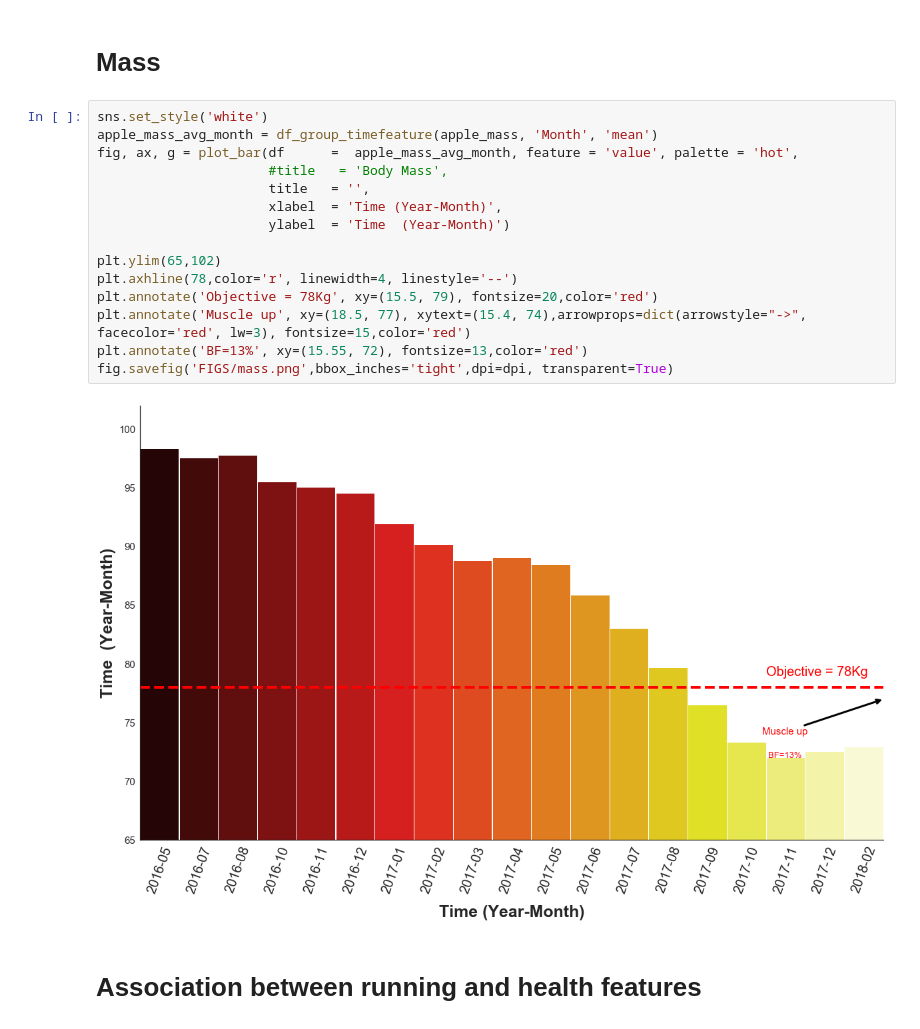
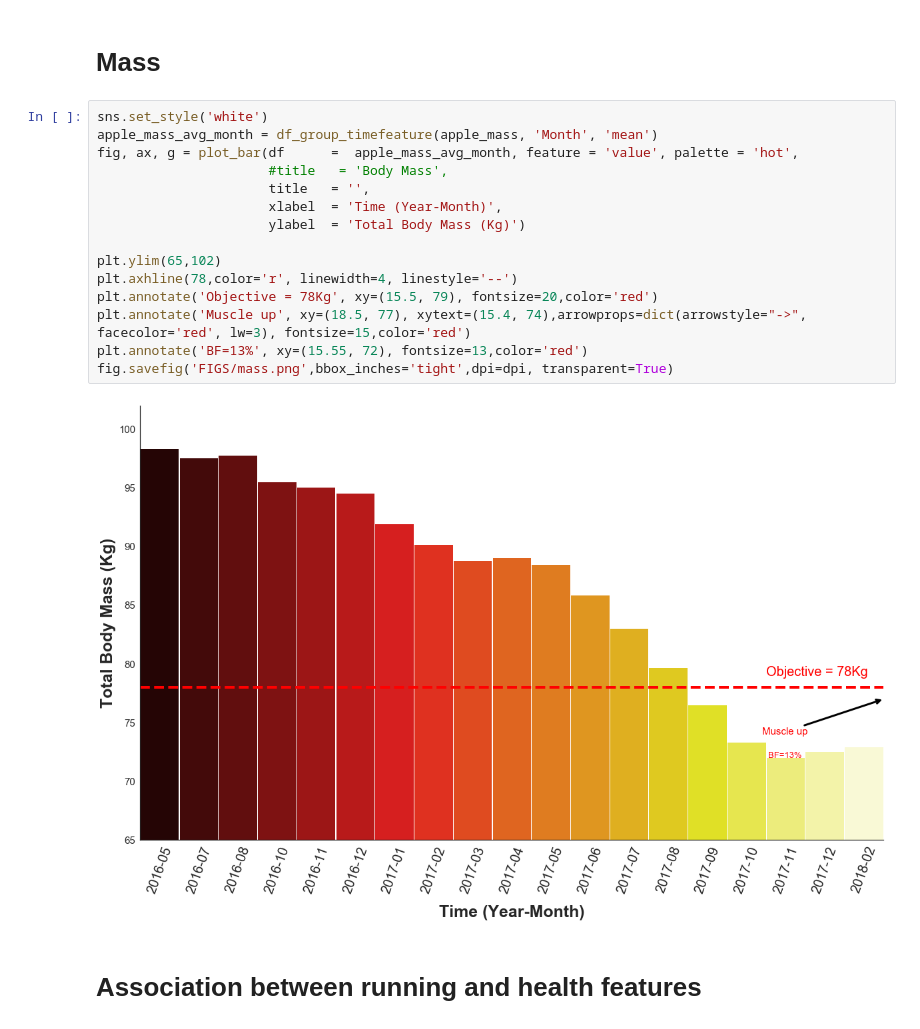
Before and after one commit to amadeuskanaan/PrecisionRunning, a Jupyter notebook: analyze.ipynb, the cells around one changed output. Drawn from its saved outputs; the diff is of its cells as text.

```diff
--- a/analyze.ipynb
+++ b/analyze.ipynb
@@ -239,20 +248,20 @@ Decieving plot..... Device doesnt measure elevetion gain accurately during indoo
 # %%
 sns.set_style('white')
 apple_mass_avg_month = df_group_timefeature(apple_mass, 'Month', 'mean')
 fig, ax, g = plot_bar(df      =  apple_mass_avg_month, feature = 'value', palette = 'hot',
                       #title   = 'Body Mass',
                       title   = '',
                       xlabel  = 'Time (Year-Month)',
-                      ylabel  = 'Time  (Year-Month)')
+                      ylabel  = 'Total Body Mass (Kg)')
 
 plt.ylim(65,102)
 plt.axhline(78,color='r', linewidth=4, linestyle='--')
 plt.annotate('Objective = 78Kg', xy=(15.5, 79), fontsize=20,color='red')
 plt.annotate('Muscle up', xy=(18.5, 77), xytext=(15.4, 74),arrowprops=dict(arrowstyle="->", facecolor='red', lw=3), fontsize=15,color='red')
 plt.annotate('BF=13%', xy=(15.55, 72), fontsize=13,color='red')
 fig.savefig('FIGS/mass.png',bbox_inches='tight',dpi=dpi, transparent=True)
 # %% [output]
-[figure, old version]
+[figure, new version]
 # %% [markdown]
 # Association between running and health features
 # %%
```
Also changed, not shown: parts of 18 cells of this notebook, 1 other file.
